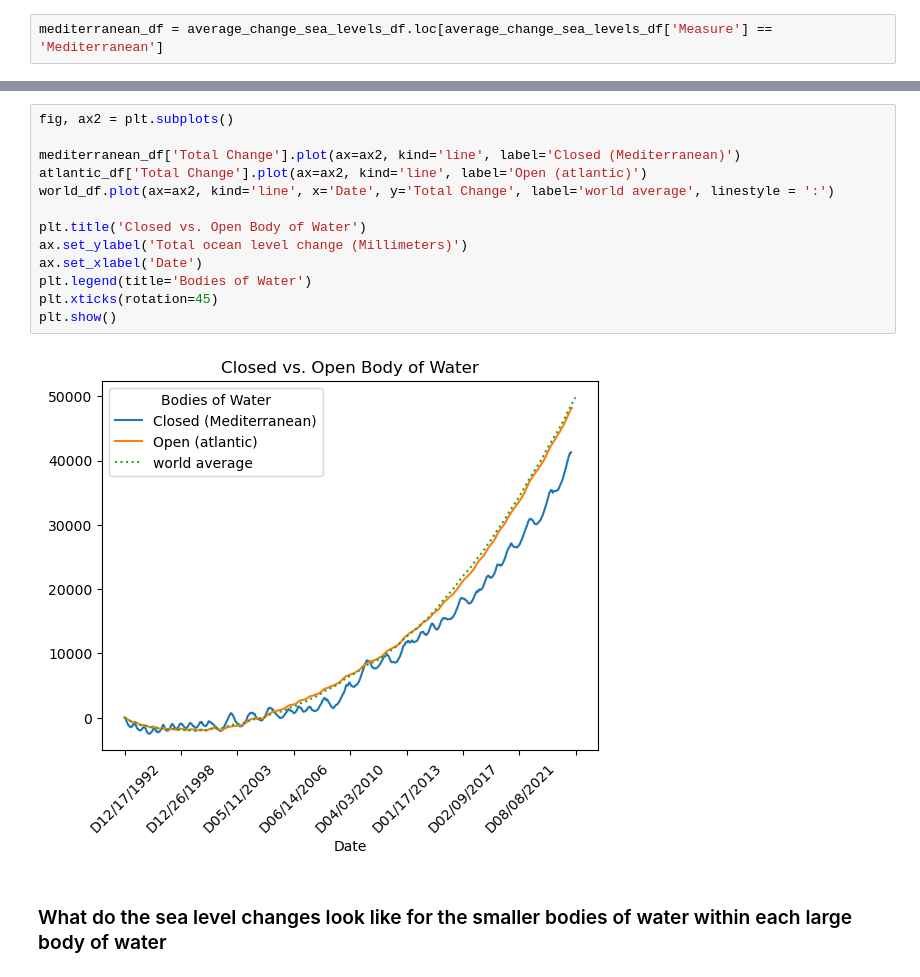
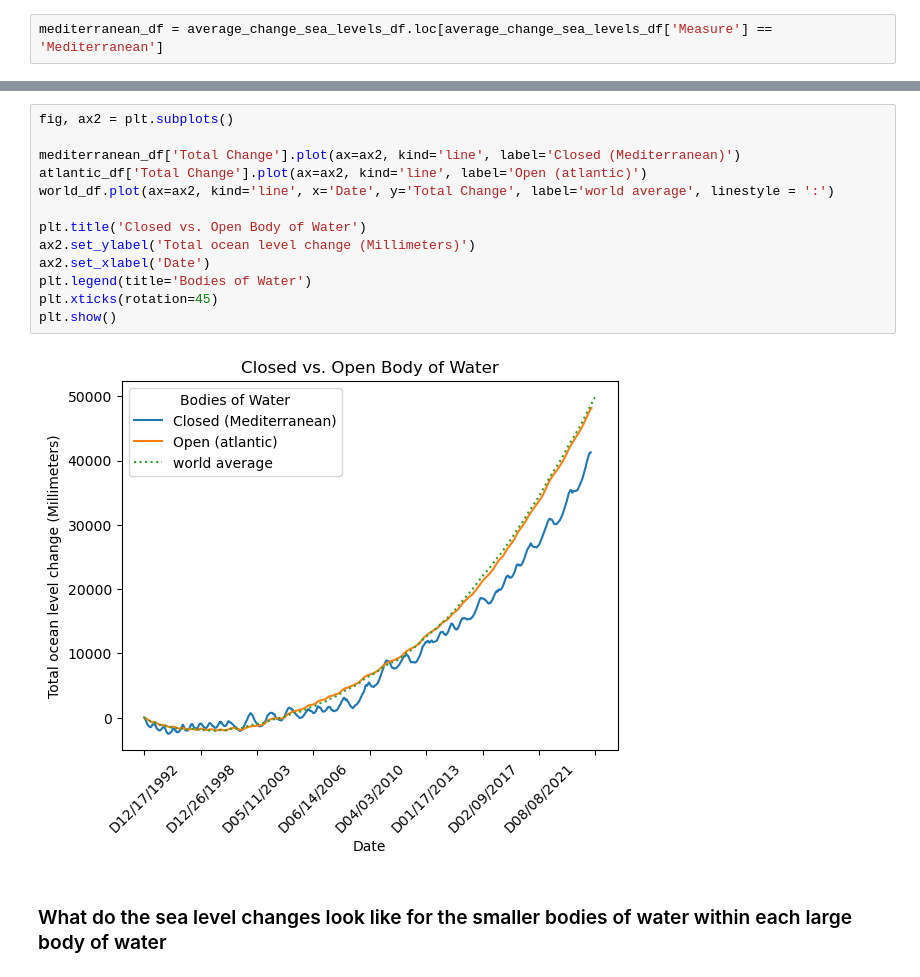
Before and after one commit to Ahshaam/Analysis_of_Sea_Levels, a Jupyter notebook: Project-1/Project_Notebook.ipynb, the cells around one changed output, grey strips where cells are left out. Saved outputs shown, nothing was run; the diff lists cells and outputs as text.

```diff
--- a/Project-1/Project_Notebook.ipynb
+++ b/Project-1/Project_Notebook.ipynb
@@ -272,18 +272,18 @@ See the caveats in the documentation: https://pandas.pydata.org/pandas-docs/stab
 # %%
 fig, ax2 = plt.subplots()
 
 mediterranean_df['Total Change'].plot(ax=ax2, kind='line', label='Closed (Mediterranean)')
 atlantic_df['Total Change'].plot(ax=ax2, kind='line', label='Open (atlantic)')
 world_df.plot(ax=ax2, kind='line', x='Date', y='Total Change', label='world average', linestyle = ':')
 
 plt.title('Closed vs. Open Body of Water')
-ax.set_ylabel('Total ocean level change (Millimeters)')
-ax.set_xlabel('Date')
+ax2.set_ylabel('Total ocean level change (Millimeters)')
+ax2.set_xlabel('Date')
 plt.legend(title='Bodies of Water')
 plt.xticks(rotation=45)
 plt.show()
 # %% [output]
-[figure, old version]
+[figure, new version]
 # %% [markdown]
 ### What do the sea level changes look like for the smaller bodies of water within each large body of water
 # %% [markdown]
```
Also changed, not shown: parts of 9 cells of this notebook, 1 other file.
